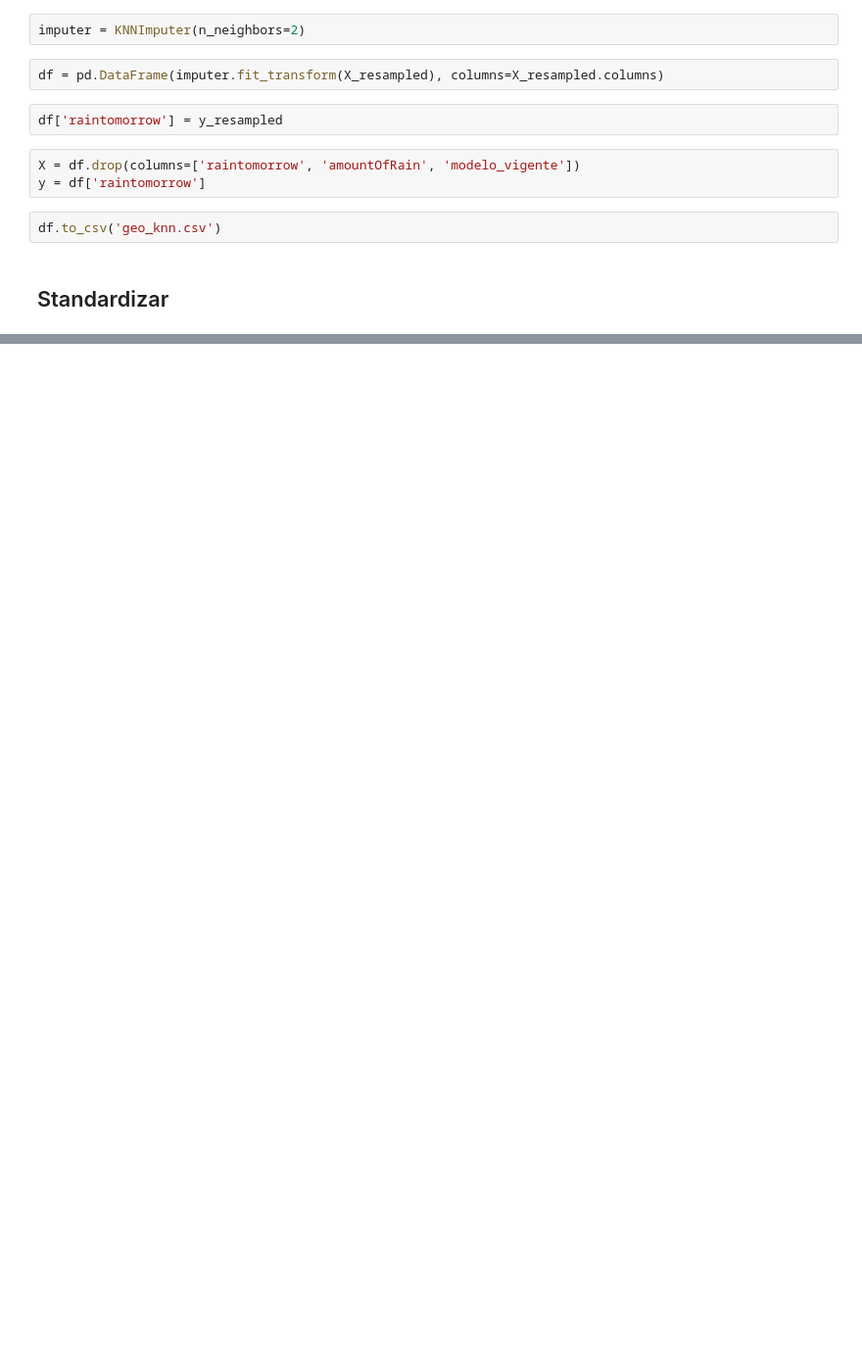
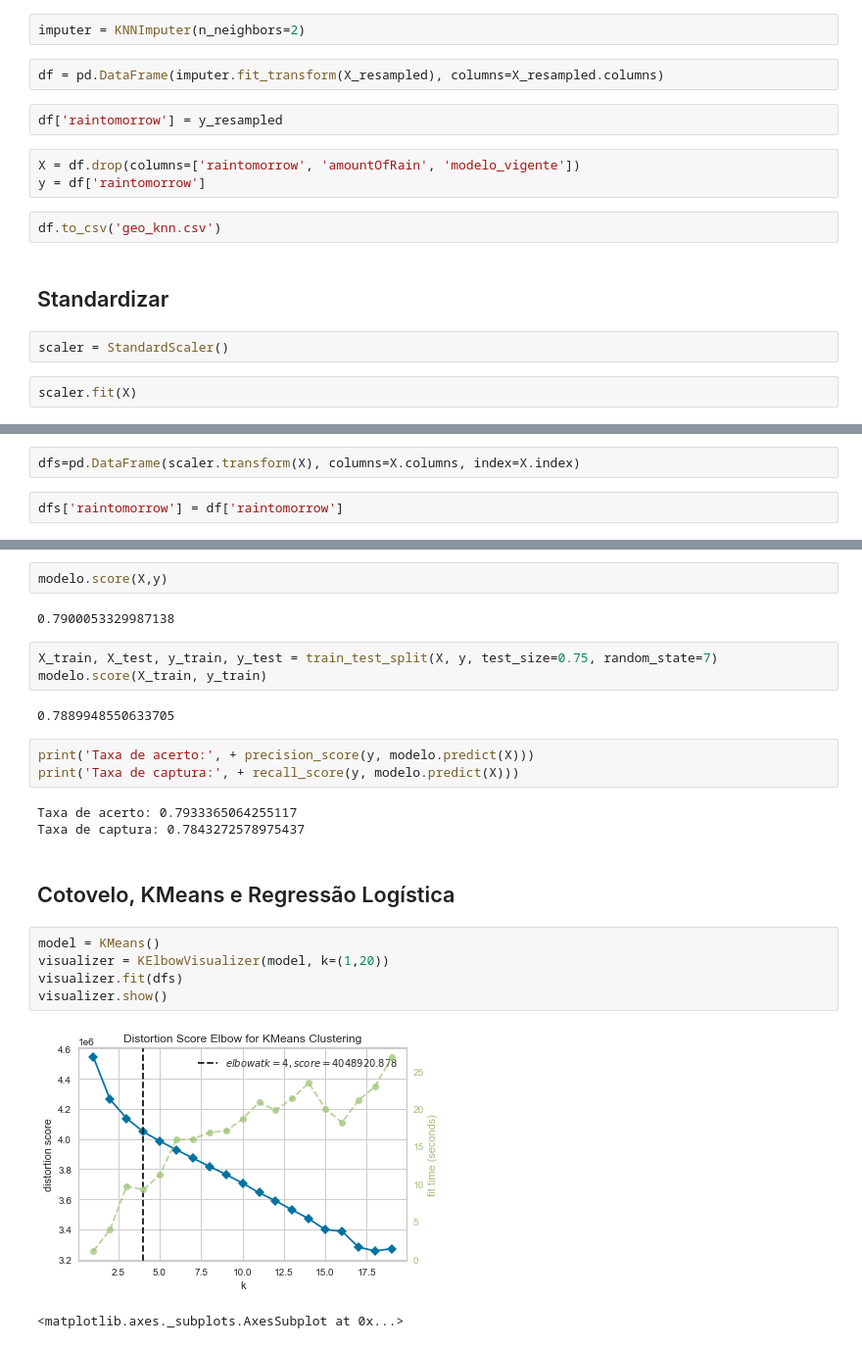
Before and after one commit to yguenka/IronHack-Projects, a Jupyter notebook: Project 7 - Itau Case/[Itau Case].ipynb, the cells around one changed output, grey strips where cells are left out. Shown: that part at 98% size. Cells and saved outputs as stored; diff of their text form; blank space fills up the shorter version.

```diff
--- a/Project 7 - Itau Case/[Itau Case].ipynb
+++ b/Project 7 - Itau Case/[Itau Case].ipynb
@@ -1177,3 +1179,7 @@ y = df['raintomorrow']
 df.to_csv('geo_knn.csv')
 # %% [markdown]
 ## Standardizar
+# %%
+scaler = StandardScaler()
+# %%
+scaler.fit(X)
@@ -1179,0 +1188,4 @@ df.to_csv('geo_knn.csv')
+# %%
+dfs=pd.DataFrame(scaler.transform(X), columns=X.columns, index=X.index)
+# %%
+dfs['raintomorrow'] = df['raintomorrow']
@@ -1179,0 +1204,25 @@ df.to_csv('geo_knn.csv')
+# %%
+modelo.score(X,y)
+# %% [output]
+0.7900053329987138
+# %%
+X_train, X_test, y_train, y_test = train_test_split(X, y, test_size=0.75, random_state=7)
+modelo.score(X_train, y_train)
+# %% [output]
+0.7889948550633705
+# %%
+print('Taxa de acerto:', + precision_score(y, modelo.predict(X)))
+print('Taxa de captura:', + recall_score(y, modelo.predict(X)))
+# %% [output]
+Taxa de acerto: 0.7933365064255117
+Taxa de captura: 0.7843272578975437
+# %% [markdown]
+## Cotovelo, KMeans e Regressão Logística
+# %%
+model = KMeans()
+visualizer = KElbowVisualizer(model, k=(1,20))
+visualizer.fit(dfs)
+visualizer.show()
+# %% [output]
+[figure, added]
+<matplotlib.axes._subplots.AxesSubplot at 0x...>
```
Also changed, not shown: parts of 59 cells of this notebook, 3 other files.
